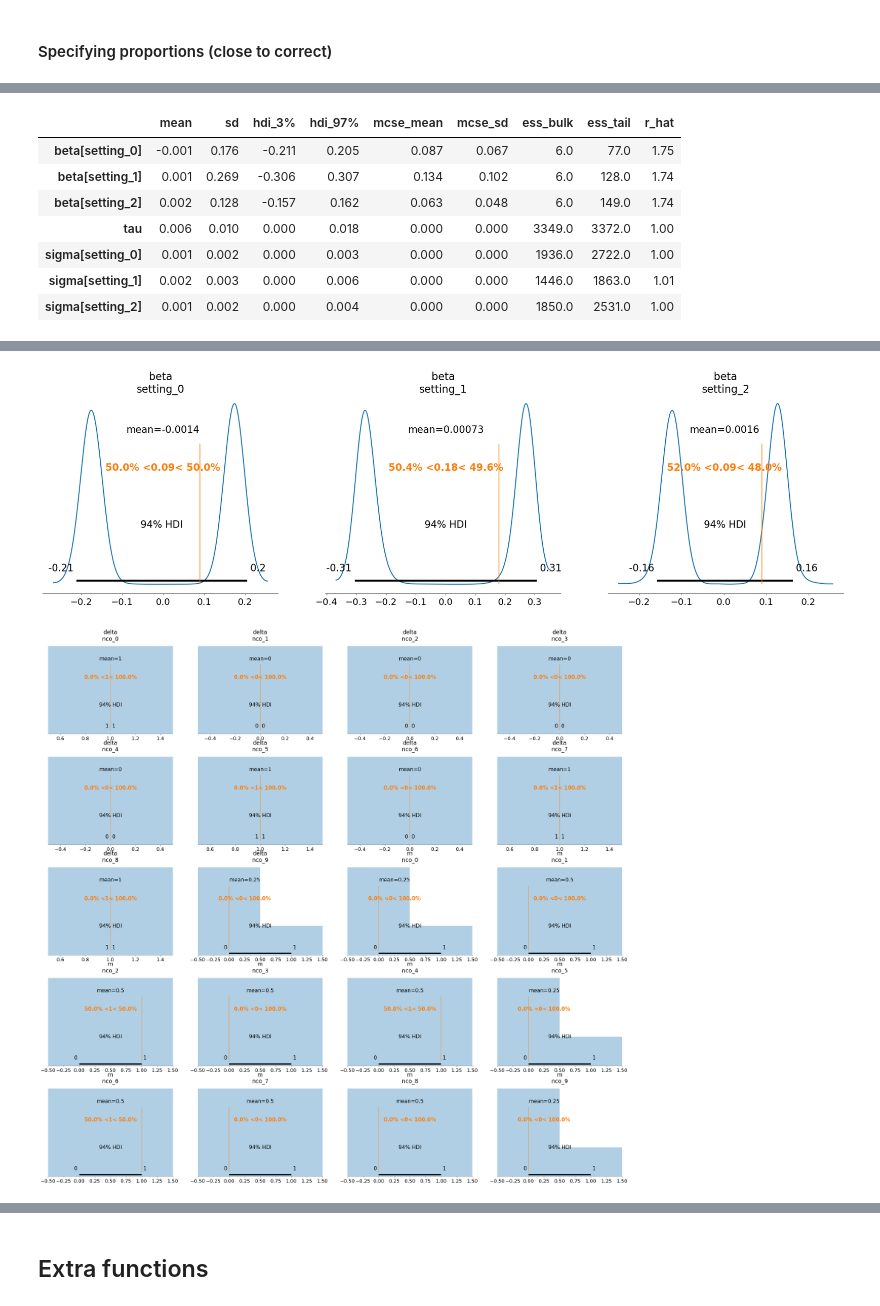
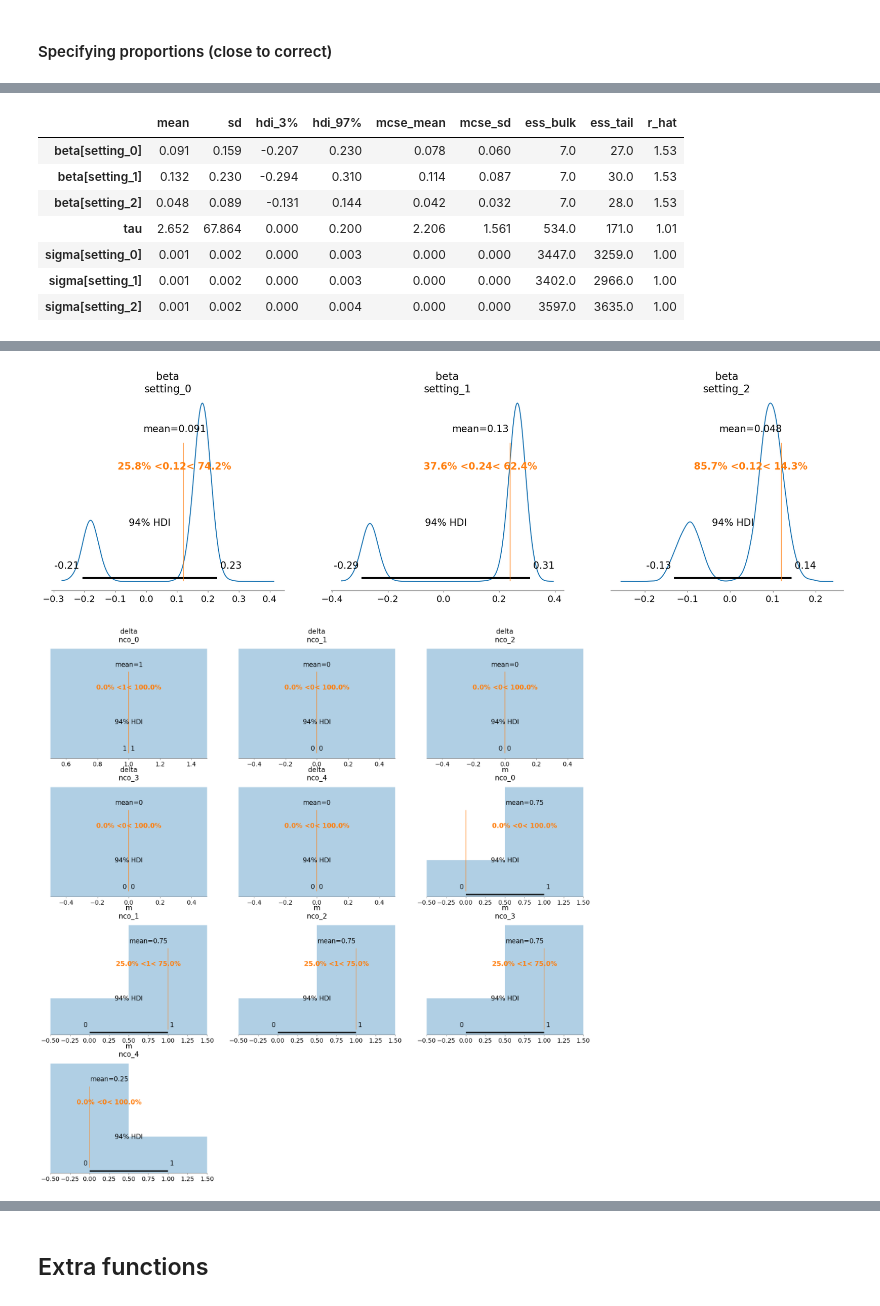
Before and after one commit to phuchonguyen/nco, a Jupyter notebook: jupyter/group-mean-model.ipynb, the cells around one changed output, grey strips where cells are left out. Saved outputs shown, nothing was run; the diff lists cells and outputs as text; code cells hidden in the pictures.

Commit message:
Add group mean model notebook with simulations

```diff
--- a/jupyter/group-mean-model.ipynb
+++ b/jupyter/group-mean-model.ipynb
@@ -270,0 +263,11 @@ print(data_long.head(3))
+# %%
+# Define the correct delta: all zero because U has an effect on each NCO
+true_delta = 1*(theta_u[0, :I] == 0)
+# True scenario mean bias
+true_beta = np.abs(bias_N_true[:I,][true_delta==0,]).mean(axis=0)
+# Define the correct M: sign of the effect of U on NCOs
+true_M = (np.sign(theta_u[:,:I]) + 1) // 2
+true_M = true_M.reshape((I,))
+print(true_delta.mean())
+print(true_M.mean())
+print(true_beta)
@@ -307,13 +314,2 @@ plt.show()
 # %% [markdown]
 ## Fit the model using different choices of hyperparams for the prior
-# %%
-# True scenario mean bias
-true_beta = np.abs(bias_N_true[:I,]).mean(axis=0)
-# Define the correct delta: all zero because U has an effect on each NCO
-true_delta = 1*(theta_u[0, :I] == 0)
-# Define the correct M: sign of the effect of U on NCOs
-true_M = (np.sign(theta_u[:,:I]) + 1) // 2
-true_M = true_M.reshape((10,))
-print(true_delta.mean())
-print(true_M.mean())
-print(true_beta.mean())
@@ -332,7 +324,9 @@ n_chains = 4
 # Intialize model with phi_d and phi_m closed to the true values
 model_cor = get_model_unconstrained(bias_N[:I,:], se_bias_N[:I,:],
                                     phi_d=true_delta.mean()+0.03,
-                                    phi_m=true_M.mean()-0.03)
+                                    phi_m=true_M.mean()-0.03,
+                                    alpha_sigma=1
+                                   )
 with model_cor:
     # MCMC sampling
     trace_cor = pm.sample(n_samples, tune=n_tune, chains=n_chains,
@@ -356,16 +363,16 @@ az.summary(trace_cor, var_names=['beta', 'tau', 'sigma']).round(3)
 # No convergence for beta because the posterior is bimodal (invariance in sign)
 # %% [output]
 |  | mean | sd | hdi_3% | hdi_97% | mcse_mean | mcse_sd | ess_bulk | ess_tail | r_hat |
-| beta[setting_0] | -0.001 | 0.176 | -0.211 | 0.205 | 0.087 | 0.067 | 6.0 | 77.0 | 1.75 |
-| beta[setting_1] | 0.001 | 0.269 | -0.306 | 0.307 | 0.134 | 0.102 | 6.0 | 128.0 | 1.74 |
-| beta[setting_2] | 0.002 | 0.128 | -0.157 | 0.162 | 0.063 | 0.048 | 6.0 | 149.0 | 1.74 |
-| tau | 0.006 | 0.010 | 0.000 | 0.018 | 0.000 | 0.000 | 3349.0 | 3372.0 | 1.00 |
-| sigma[setting_0] | 0.001 | 0.002 | 0.000 | 0.003 | 0.000 | 0.000 | 1936.0 | 2722.0 | 1.00 |
-| sigma[setting_1] | 0.002 | 0.003 | 0.000 | 0.006 | 0.000 | 0.000 | 1446.0 | 1863.0 | 1.01 |
-| sigma[setting_2] | 0.001 | 0.002 | 0.000 | 0.004 | 0.000 | 0.000 | 1850.0 | 2531.0 | 1.00 |
+| beta[setting_0] | 0.091 | 0.159 | -0.207 | 0.230 | 0.078 | 0.060 | 7.0 | 27.0 | 1.53 |
+| beta[setting_1] | 0.132 | 0.230 | -0.294 | 0.310 | 0.114 | 0.087 | 7.0 | 30.0 | 1.53 |
+| beta[setting_2] | 0.048 | 0.089 | -0.131 | 0.144 | 0.042 | 0.032 | 7.0 | 28.0 | 1.53 |
+| tau | 2.652 | 67.864 | 0.000 | 0.200 | 2.206 | 1.561 | 534.0 | 171.0 | 1.01 |
+| sigma[setting_0] | 0.001 | 0.002 | 0.000 | 0.003 | 0.000 | 0.000 | 3447.0 | 3259.0 | 1.00 |
+| sigma[setting_1] | 0.001 | 0.002 | 0.000 | 0.003 | 0.000 | 0.000 | 3402.0 | 2966.0 | 1.00 |
+| sigma[setting_2] | 0.001 | 0.002 | 0.000 | 0.004 | 0.000 | 0.000 | 3597.0 | 3635.0 | 1.00 |
 # %%
 # Diagnose convergence by plotting posterior density and trace plots
-az.plot_trace(trace_cor, var_names=["beta", "tau", "sigma", "mu", "delta"]); # expected magnitude of the bias in each treatment contrast
+az.plot_trace(trace_cor, var_names=["beta", "tau", "sigma", "slap", "delta"]); # expected magnitude of the bias in each treatment contrast
 
 # Plot individual posterior density and true values written in orange
 az.plot_posterior(trace_cor, var_names="beta", ref_val=true_beta.round(2).tolist());
@@ -376,3 +383,3 @@ az.plot_posterior(trace_cor, var_names=["delta", 'm'],
-[figure, old version]
+[figure, new version]
-[figure, old version]
+[figure, new version]
 # %% [markdown]
```
Also changed, not shown: parts of 37 cells of this notebook, 1 other file.
